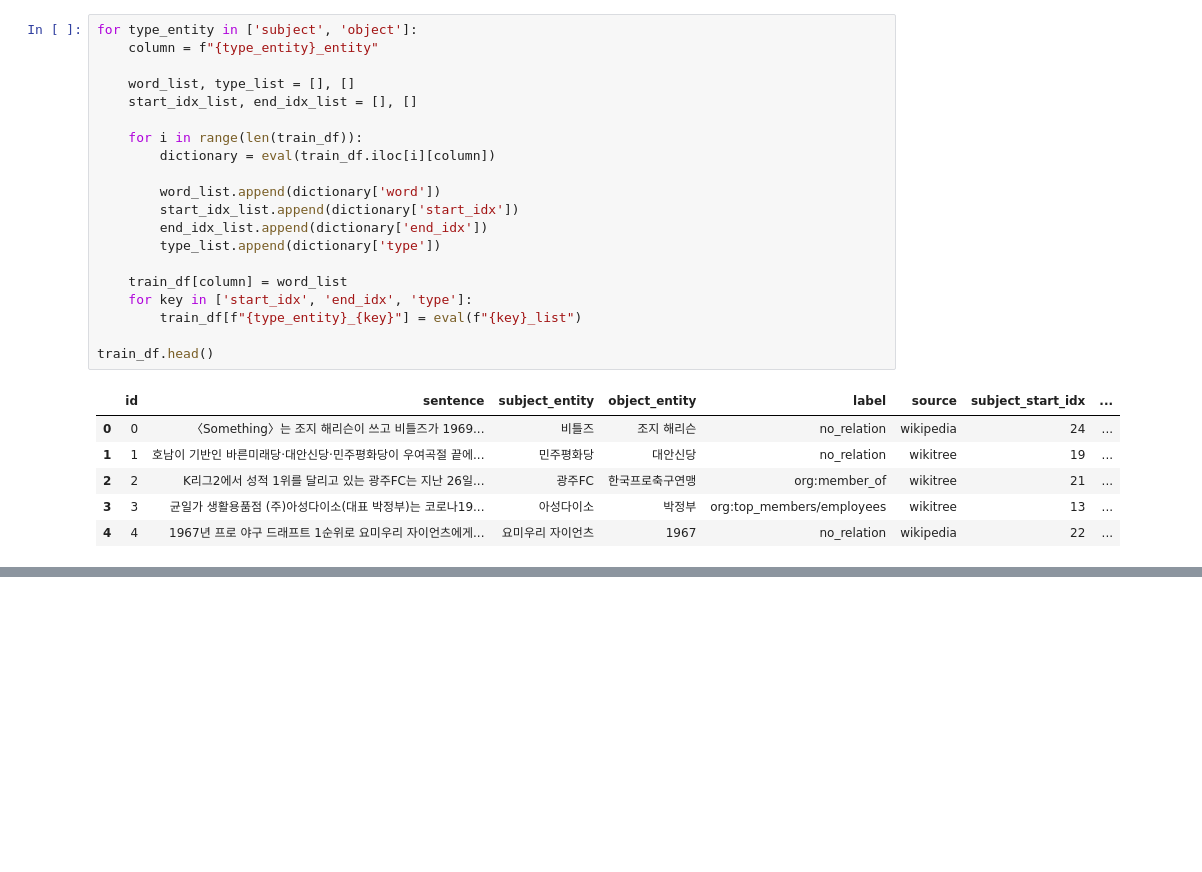
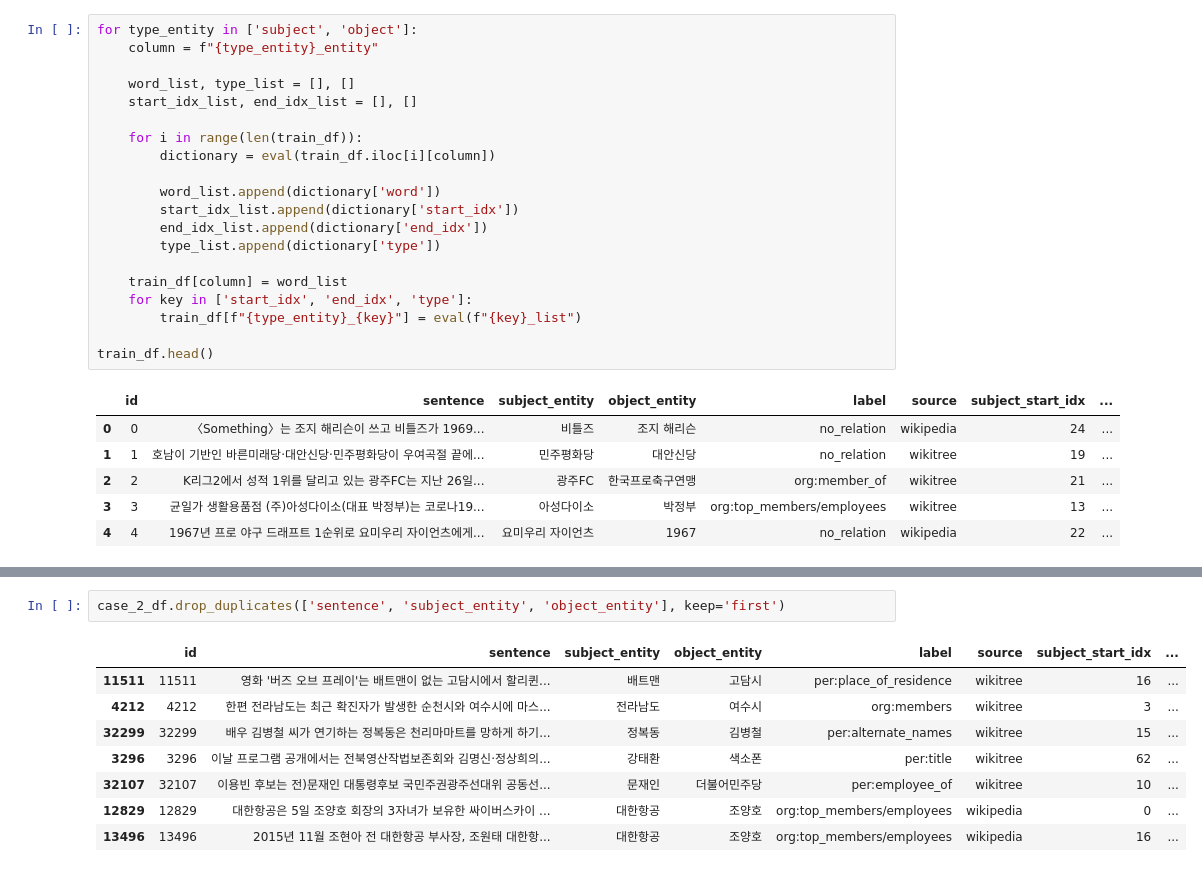
Before and after one commit to boostcampaitech5/level2_klue-nlp-02, a Jupyter notebook: data_analysis/beom_pre.ipynb, the cells around one changed output, grey strips where cells are left out. Drawn from its saved outputs; the diff is of its cells as text; blank space fills up the shorter version.

```diff
--- a/data_analysis/beom_pre.ipynb
+++ b/data_analysis/beom_pre.ipynb
@@ -83,0 +162,11 @@ train_df.head()
+# %%
+case_2_df.drop_duplicates(['sentence', 'subject_entity', 'object_entity'], keep='first')
+# %% [output]
+|  | id | sentence | subject_entity | object_entity | label | source | subject_start_idx | ... |
+| 11511 | 11511 | 영화 '버즈 오브 프레이'는 배트맨이 없는 고담시에서 할리퀸... | 배트맨 | 고담시 | per:place_of_residence | wikitree | 16 | ... |
+| 4212 | 4212 | 한편 전라남도는 최근 확진자가 발생한 순천시와 여수시에 마스... | 전라남도 | 여수시 | org:members | wikitree | 3 | ... |
+| 32299 | 32299 | 배우 김병철 씨가 연기하는 정복동은 천리마마트를 망하게 하기... | 정복동 | 김병철 | per:alternate_names | wikitree | 15 | ... |
+| 3296 | 3296 | 이날 프로그램 공개에서는 전북영산작법보존회와 김명신‧정상희의... | 강태환 | 색소폰 | per:title | wikitree | 62 | ... |
+| 32107 | 32107 | 이용빈 후보는 전)문재인 대통령후보 국민주권광주선대위 공동선... | 문재인 | 더불어민주당 | per:employee_of | wikitree | 10 | ... |
+| 12829 | 12829 | 대한항공은 5일 조양호 회장의 3자녀가 보유한 싸이버스카이 ... | 대한항공 | 조양호 | org:top_members/employees | wikipedia | 0 | ... |
+| 13496 | 13496 | 2015년 11월 조현아 전 대한항공 부사장, 조원태 대한항... | 대한항공 | 조양호 | org:top_members/employees | wikipedia | 16 | ... |
```
Also changed, not shown: parts of 18 cells of this notebook, 3 other files.
